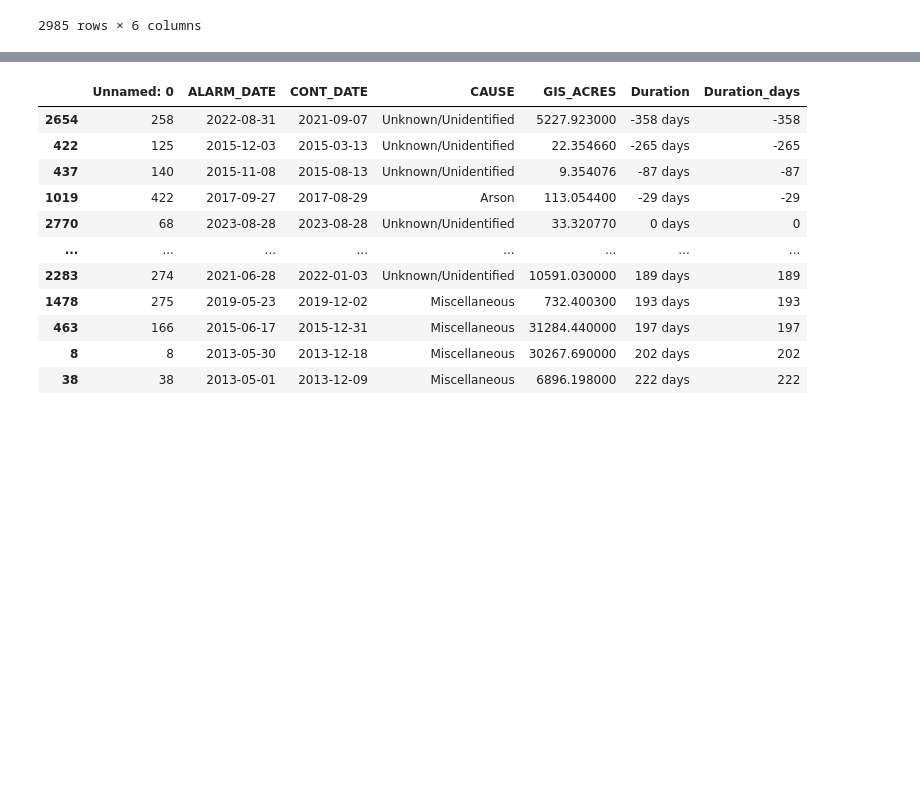
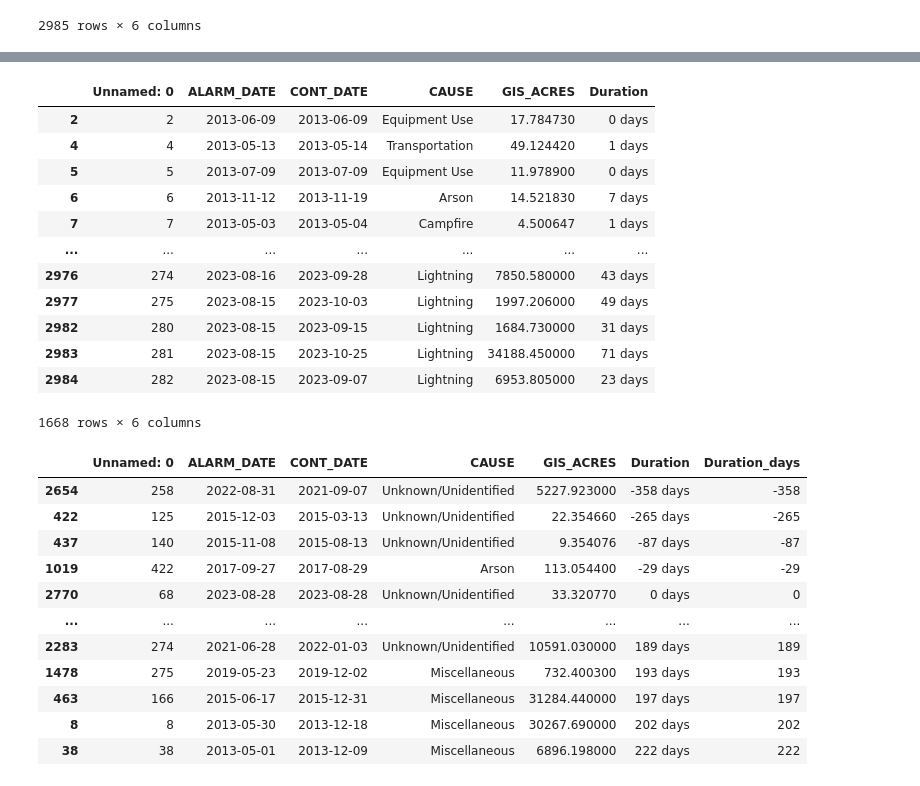
Before and after one commit to epsilonite/pandas-project, a Jupyter notebook: California Wildfire Seasonality/Long/Merged_Ignition_Source.ipynb, the cells around one changed output, grey strips where cells are left out. Saved outputs shown, nothing was run; the diff lists cells and outputs as text; code cells hidden in the pictures; blank space fills up the shorter version.

```diff
--- a/California Wildfire Seasonality/Long/Merged_Ignition_Source.ipynb
+++ b/California Wildfire Seasonality/Long/Merged_Ignition_Source.ipynb
@@ -81,3 +82,19 @@ plt.show()
+# %%
+cause_gis
+# %% [output]
+|  | Unnamed: 0 | ALARM_DATE | CONT_DATE | CAUSE | GIS_ACRES | Duration |
+| 2 | 2 | 2013-06-09 | 2013-06-09 | Equipment Use | 17.784730 | 0 days |
+| 4 | 4 | 2013-05-13 | 2013-05-14 | Transportation | 49.124420 | 1 days |
+| 5 | 5 | 2013-07-09 | 2013-07-09 | Equipment Use | 11.978900 | 0 days |
+| 6 | 6 | 2013-11-12 | 2013-11-19 | Arson | 14.521830 | 7 days |
+| 7 | 7 | 2013-05-03 | 2013-05-04 | Campfire | 4.500647 | 1 days |
+| ... | ... | ... | ... | ... | ... | ... |
+| 2976 | 274 | 2023-08-16 | 2023-09-28 | Lightning | 7850.580000 | 43 days |
+| 2977 | 275 | 2023-08-15 | 2023-10-03 | Lightning | 1997.206000 | 49 days |
+| 2982 | 280 | 2023-08-15 | 2023-09-15 | Lightning | 1684.730000 | 31 days |
+| 2983 | 281 | 2023-08-15 | 2023-10-25 | Lightning | 34188.450000 | 71 days |
+| 2984 | 282 | 2023-08-15 | 2023-09-07 | Lightning | 6953.805000 | 23 days |
+1668 rows × 6 columns
 # %%
 fire_data_merged_df['Duration_days'] = fire_data_merged_df['Duration'].dt.days
 fire_data_merged_df.sort_values(by='Duration')
```
Also changed, not shown: parts of 8 cells of this notebook, 4 other files.
